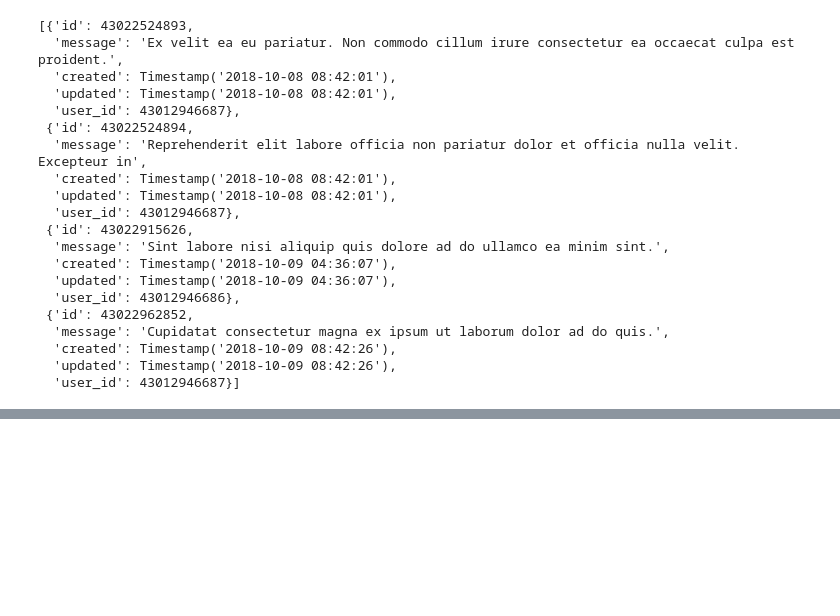
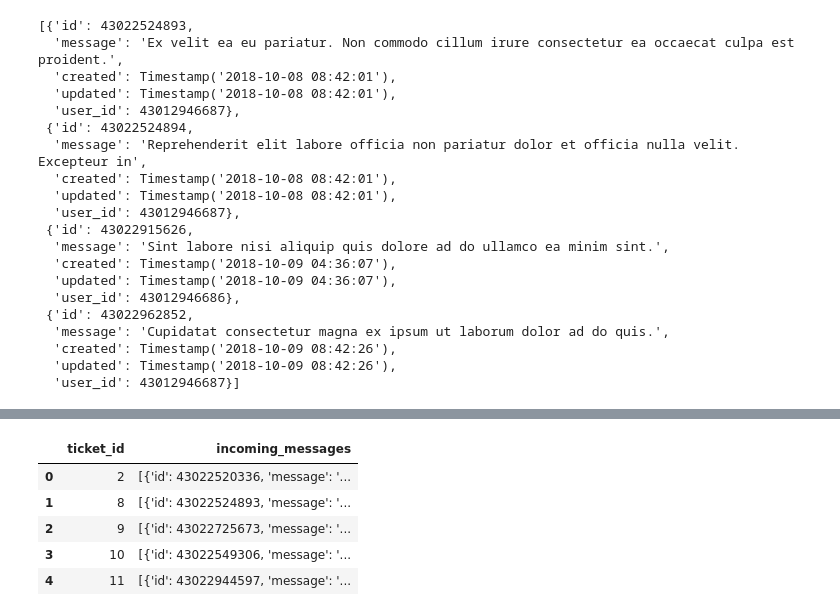
Before and after one commit to moswil/jacaranda-health, a Jupyter notebook: resources/test-nb.ipynb, the cells around one changed output, grey strips where cells are left out. Drawn from its saved outputs; the diff is of its cells as text; code cells hidden in the pictures; blank space fills up the shorter version.

```diff
--- a/resources/test-nb.ipynb
+++ b/resources/test-nb.ipynb
@@ -459,0 +456,2 @@ messages_data.to_csv('messages_data.csv', index=False)
+# %%
+incoming_messages = merged_df[['ticket_id', 'incoming_messages']]
@@ -459,0 +460,9 @@ messages_data.to_csv('messages_data.csv', index=False)
+# %%
+incoming_messages.head()
+# %% [output]
+|  | ticket_id | incoming_messages |
+| 0 | 2 | [{'id': 43022520336, 'message': '... |
+| 1 | 8 | [{'id': 43022524893, 'message': '... |
+| 2 | 9 | [{'id': 43022725673, 'message': '... |
+| 3 | 10 | [{'id': 43022549306, 'message': '... |
+| 4 | 11 | [{'id': 43022944597, 'message': '... |
```
Also changed, not shown: parts of 35 cells of this notebook, 20 other files.
